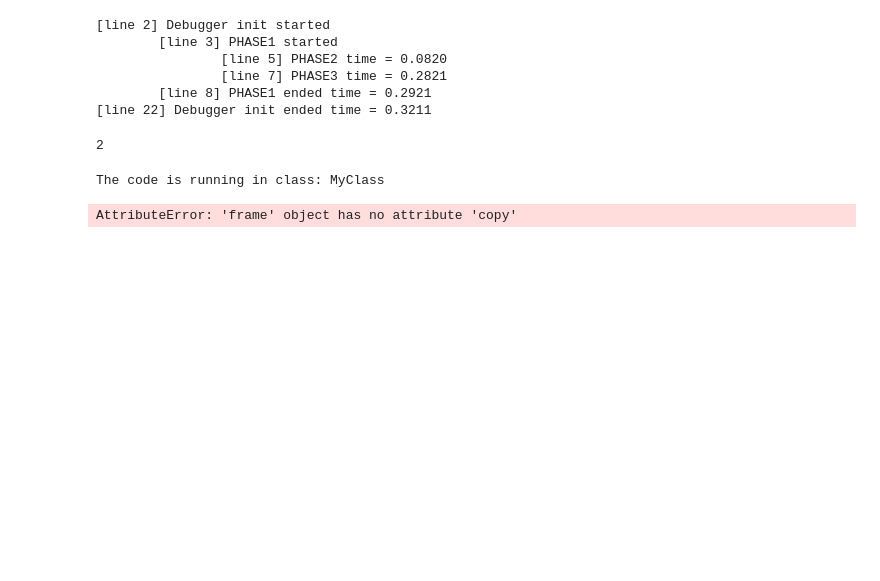
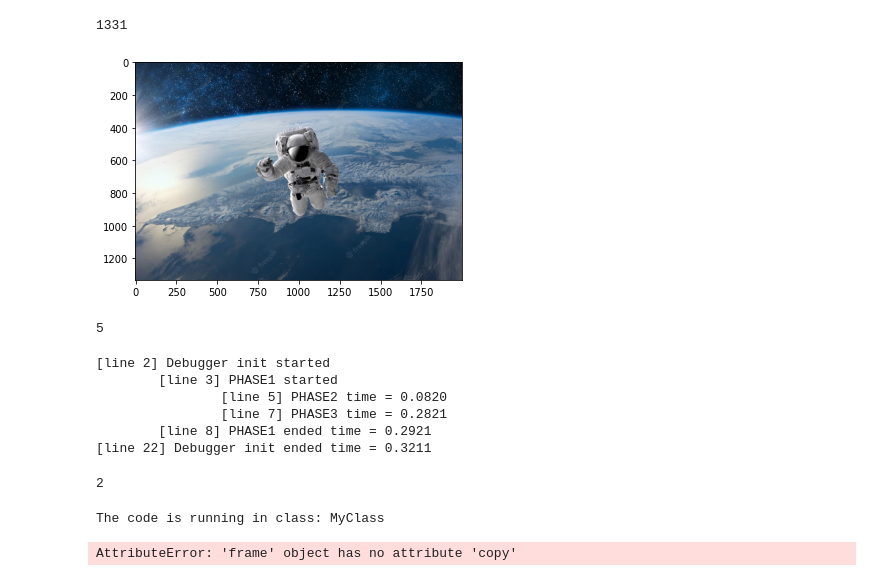
Before and after one commit to bateni1380/landpy, a Jupyter notebook: CodeFlow.ipynb, the cells around one changed output. Saved outputs shown, nothing was run; the diff lists cells and outputs as text; code cells hidden in the pictures; blank space fills up the shorter version.

Commit message:
ImageLand modified.

```diff
--- a/CodeFlow.ipynb
+++ b/CodeFlow.ipynb
@@ -6,3 +36,20 @@ from typing import Callable, List, Tuple, Dict, Literal, Any, Iterable
+# %%
+image = np.array(Image.open('test.jpg').convert('RGBA'))
+plt.imshow(image)
+Image.open('test.jpg').height
+# %% [output]
+1331
+[figure, added]
+# %%
+class cls:
+    def f(self):
+        print((self.g)(5))
+    def g(self, x):
+        return x
+
+cls().f()
+# %% [output]
+5
 # %%
 from landpy.debugger import Debugger
 debugger = Debugger(textual_debug=True, show_file=False, show_line=True)
```
Also changed, not shown: parts of 1 cell of this notebook, 4 other files.
